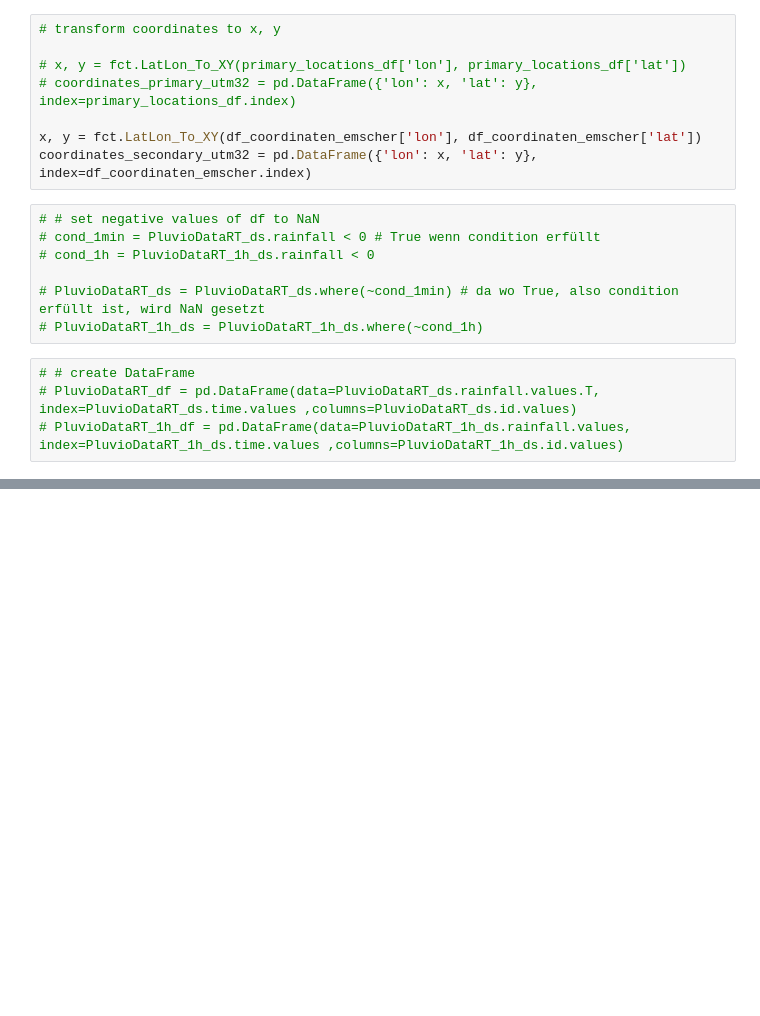
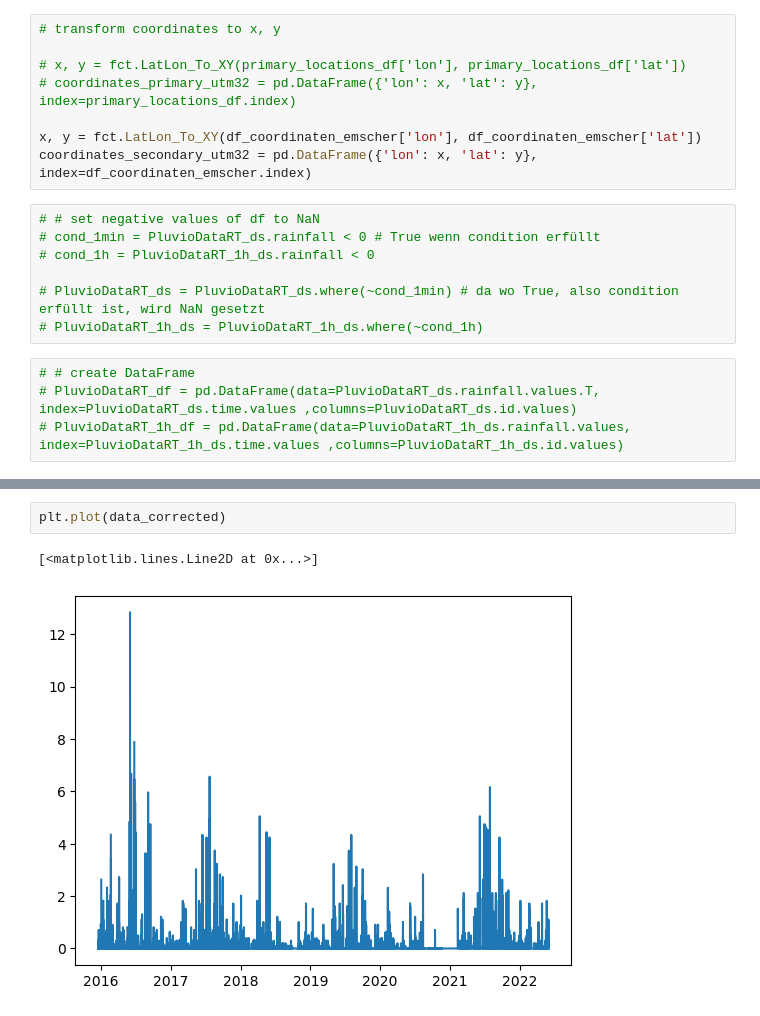
Before and after one commit to Nicholas202024/Hiwi_Code, a Jupyter notebook: Korrektur_Emscher_mit_Referenz.ipynb, the cells around one changed output, grey strips where cells are left out. Cells and saved outputs as stored; diff of their text form; blank space fills up the shorter version.

```diff
--- a/Korrektur_Emscher_mit_Referenz.ipynb
+++ b/Korrektur_Emscher_mit_Referenz.ipynb
@@ -217,0 +338,5 @@ for i in range(63, 70):
+# %%
+plt.plot(data_corrected)
+# %% [output]
+[<matplotlib.lines.Line2D at 0x...>]
+[figure, added]
```
Also changed, not shown: parts of 22 cells of this notebook, 2 other files.
